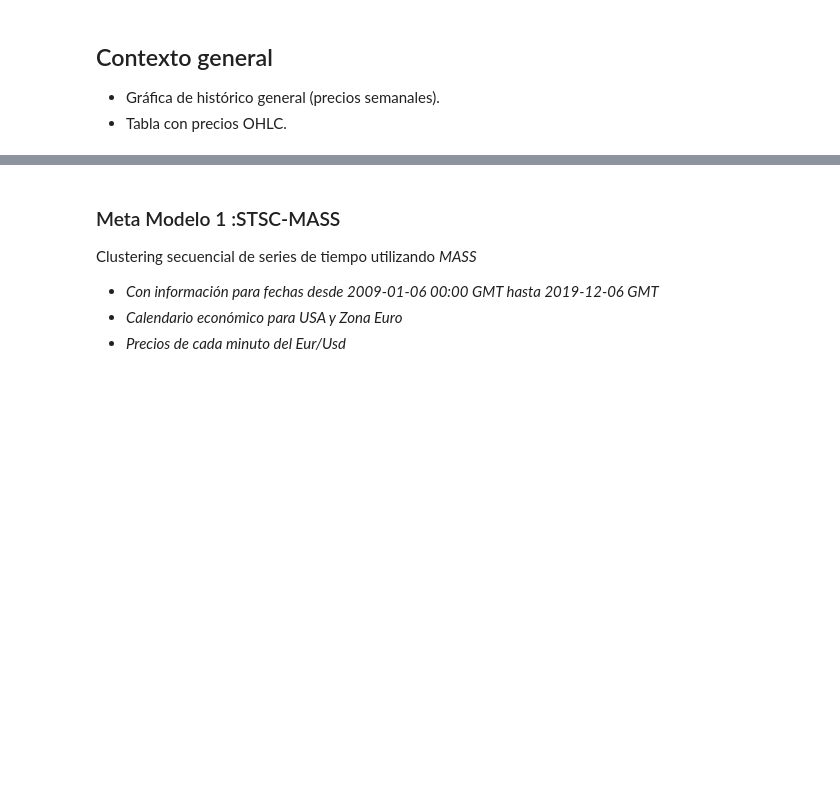
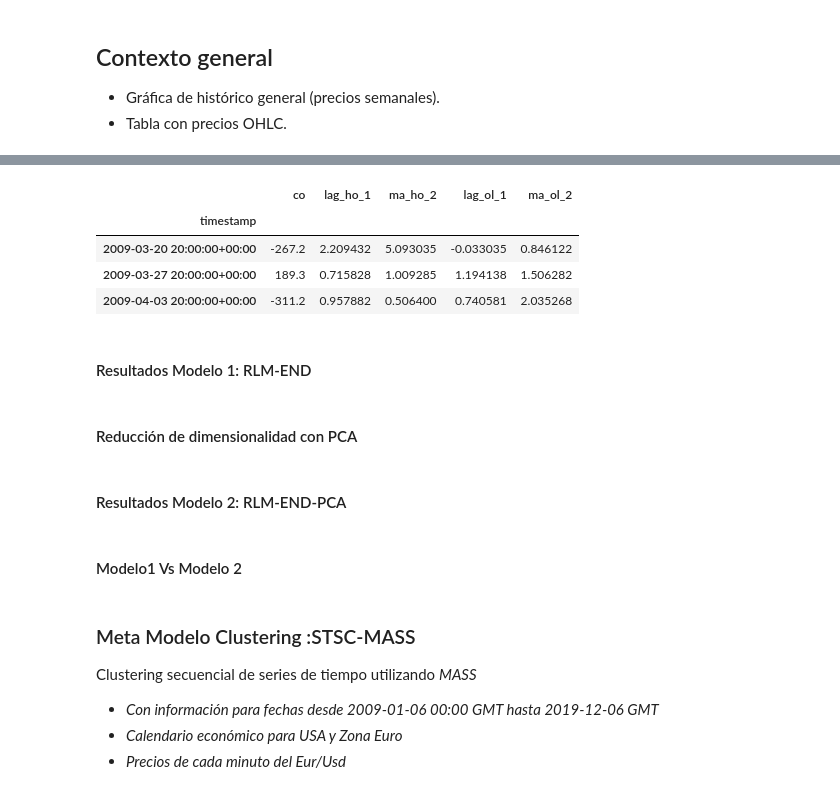
Before and after one commit to IFFranciscoME/aem_proyecto, a Jupyter notebook: aem_proyecto_slides.ipynb, the cells around one changed output, grey strips where cells are left out. Saved outputs shown, nothing was run; the diff lists cells and outputs as text; code cells hidden in the pictures; blank space fills up the shorter version.

Commit message:
avance en slides

```diff
--- a/aem_proyecto_slides.ipynb
+++ b/aem_proyecto_slides.ipynb
@@ -110,5 +150,21 @@ RLM con variables endógenas y reducción de dimensionalidad con PCA.
+# %%
+slides_df4
+# %% [output]
+|  | co | lag_ho_1 | ma_ho_2 | lag_ol_1 | ma_ol_2 |
+| timestamp |  |  |  |  |  |
+| 2009-03-20 20:00:00+00:00 | -267.2 | 2.209432 | 5.093035 | -0.033035 | 0.846122 |
+| 2009-03-27 20:00:00+00:00 | 189.3 | 0.715828 | 1.009285 | 1.194138 | 1.506282 |
+| 2009-04-03 20:00:00+00:00 | -311.2 | 0.957882 | 0.506400 | 0.740581 | 2.035268 |
+# %% [markdown]
+#### Resultados Modelo 1: RLM-END
+# %% [markdown]
+#### Reducción de dimensionalidad con PCA
+# %% [markdown]
+#### Resultados Modelo 2: RLM-END-PCA
+# %% [markdown]
+#### Modelo1 Vs Modelo 2
 # %% [markdown]
-### Meta Modelo 1 :STSC-MASS
+### Meta Modelo Clustering :STSC-MASS
 
 Clustering secuencial de series de tiempo utilizando *MASS*
 - *Con información para fechas desde 2009-01-06 00:00 GMT hasta 2019-12-06 GMT*
```
Also changed, not shown: parts of 12 cells of this notebook, 4 other files.
